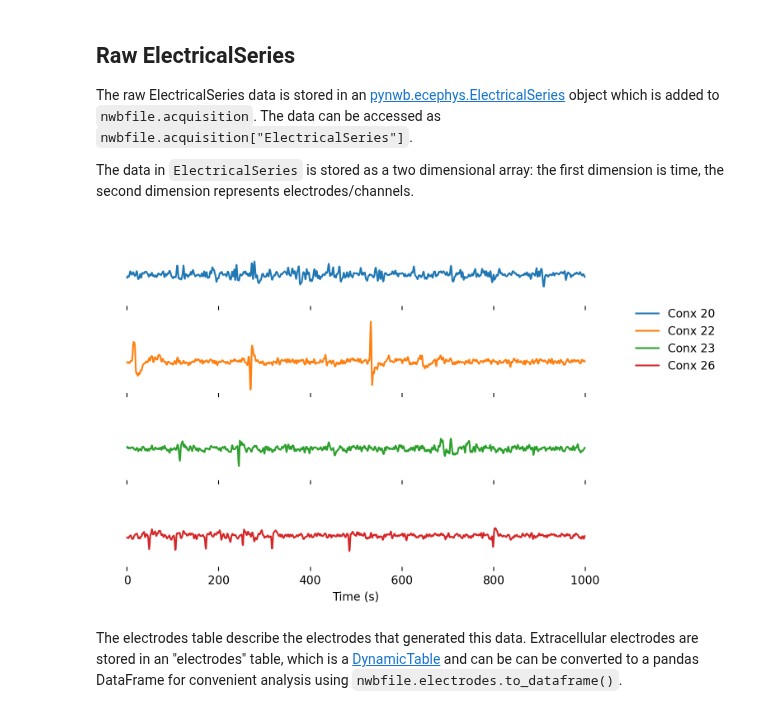
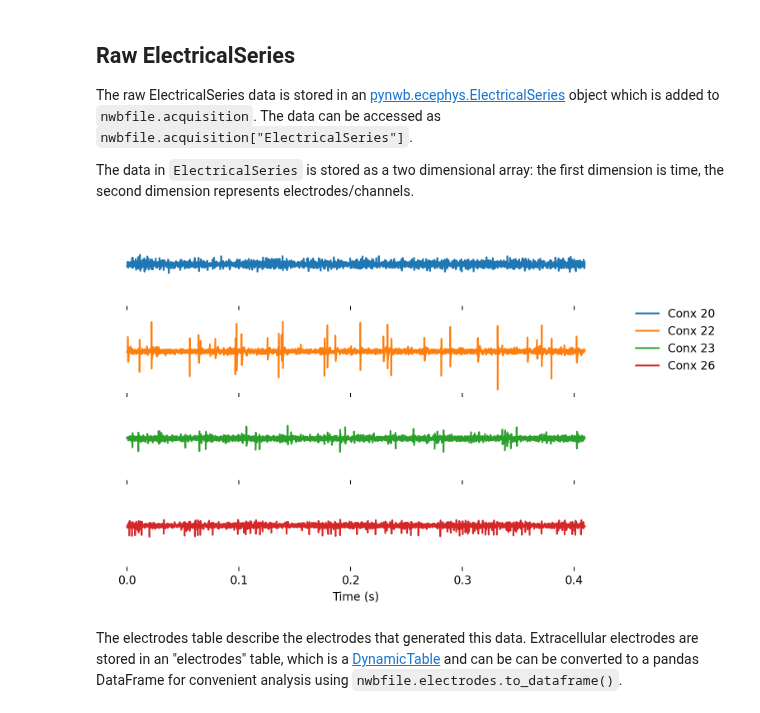
Before and after one commit to dandi/example-notebooks, a Jupyter notebook: 000947/TurnerLab/public_demo/000947_demo.ipynb, the cells around one changed output. Drawn from its saved outputs; the diff is of its cells as text; code cells hidden in the pictures.

Commit message:
show x as time

```diff
--- a/000947/TurnerLab/public_demo/000947_demo.ipynb
+++ b/000947/TurnerLab/public_demo/000947_demo.ipynb
@@ -137,39 +137,40 @@ import pandas as pd
 from matplotlib import pyplot as plt
 
 # Prepare data for plotting
-data = electrical_series.data[:1000, :]
+data = electrical_series.data[:10000, :]
+timestamps = electrical_series.get_timestamps()[:10000]
 df = pd.DataFrame(data)
-df["Time (s)"] = np.arange(0, data.shape[0])
+df["Time (s)"] = timestamps
 df.set_index("Time (s)", inplace=True)
 df.columns.name = "electrodes"
 channel_name_mapper = dict(zip(df.columns, electrical_series.electrodes["channel_name"][:]))
 df.rename(channel_name_mapper, axis=1, inplace=True)
 
 fig, axes = plt.subplots(nrows=len(df.columns), sharex=True, sharey=True, dpi=200)
 lines = df.plot(subplots=True, ax=axes, legend=False)
 
 # Hide y-axis labels
 for ax in axes:
     ax.yaxis.set_visible(False)
 
 # Remove box around the plots
 for ax in axes:
     ax.set_frame_on(False)
 
 # Get handles and labels for all lines
 handles, labels = [], []
 for line in lines:
     h, l = line.get_legend_handles_labels()
     handles.extend(h)
     labels.extend(l)
 
 # Create a single legend box
 fig.legend(handles, labels, loc='upper right', bbox_to_anchor=(1.2, 0.8), frameon=False)
 plt.xlabel('Time (s)')
 plt.tight_layout()
 plt.show()
 # %% [output]
-[figure, old version]
+[figure, new version]
 # %% [markdown]
 The electrodes table describe the electrodes that generated this data. Extracellular electrodes are stored in an "electrodes" table, which is a [DynamicTable](https://hdmf.readthedocs.io/en/stable/hdmf.common.table.html#hdmf.common.table.DynamicTable) and can be can be converted to a pandas DataFrame for convenient analysis using `nwbfile.electrodes.to_dataframe()`.
 # %%
```
